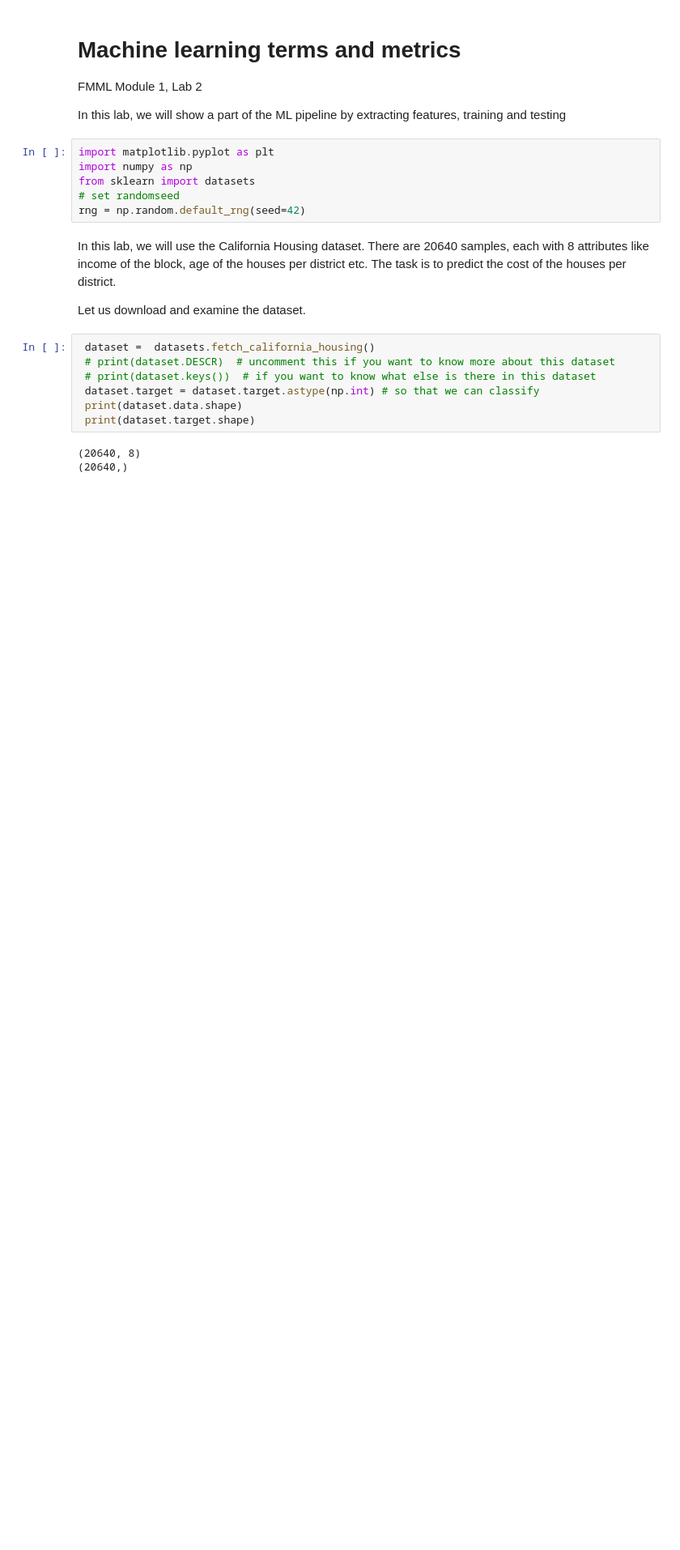
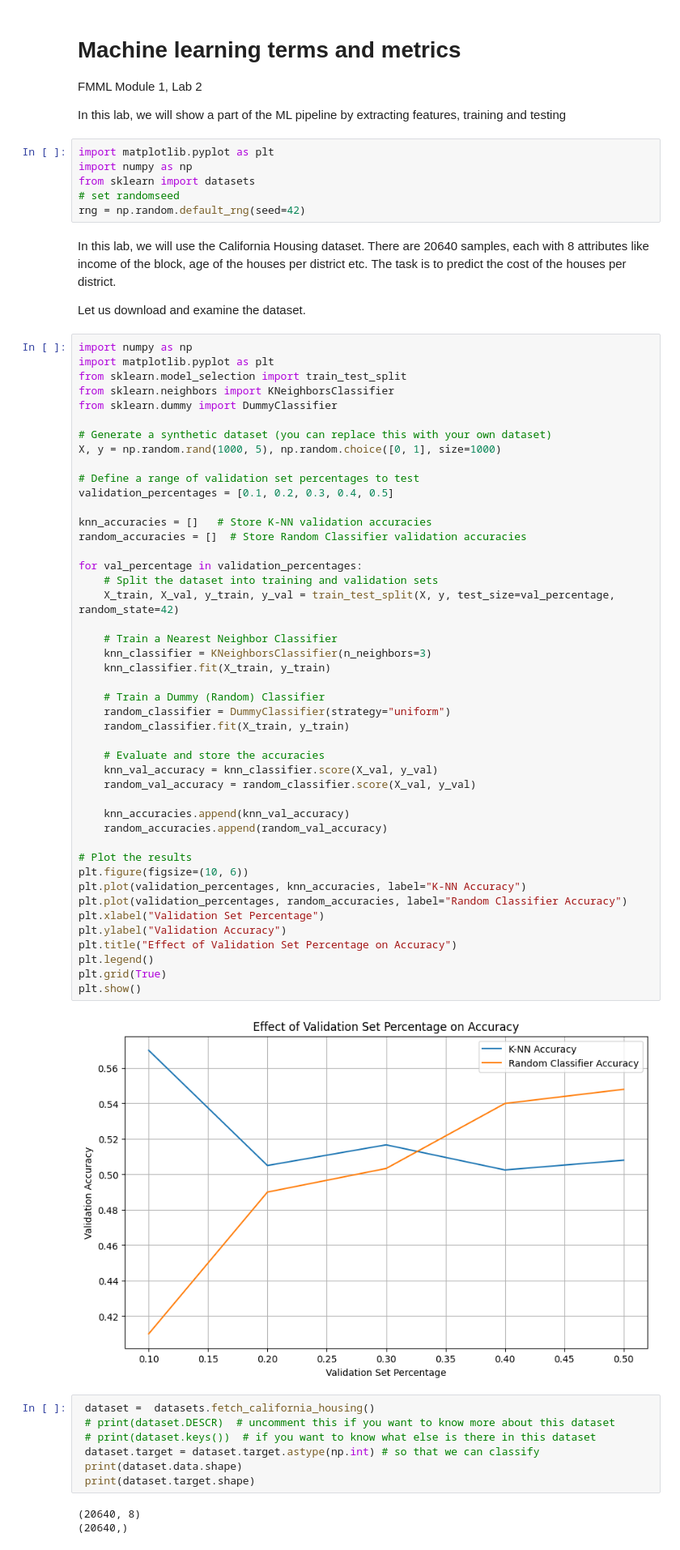
Before and after one commit to DannyRichards4/FMML-LABS-22B21A42B2, a Jupyter notebook: Module_01_Lab_02_MLPractice.ipynb, the cells around one changed output. Shown at 81% size. Cells and saved outputs as stored; diff of their text form; blank space fills up the shorter version.

```diff
--- a/Module_01_Lab_02_MLPractice.ipynb
+++ b/Module_01_Lab_02_MLPractice.ipynb
@@ -17,6 +17,53 @@ rng = np.random.default_rng(seed=42)
 In this lab, we will use the California Housing dataset. There are 20640 samples, each with 8 attributes like income of the block, age of the houses per district etc. The task is to predict the cost of the houses per district.
 
 Let us download and examine the dataset.
+# %%
+import numpy as np
+import matplotlib.pyplot as plt
+from sklearn.model_selection import train_test_split
+from sklearn.neighbors import KNeighborsClassifier
+from sklearn.dummy import DummyClassifier
+
+# Generate a synthetic dataset (you can replace this with your own dataset)
+X, y = np.random.rand(1000, 5), np.random.choice([0, 1], size=1000)
+
+# Define a range of validation set percentages to test
+validation_percentages = [0.1, 0.2, 0.3, 0.4, 0.5]
+
+knn_accuracies = []   # Store K-NN validation accuracies
+random_accuracies = []  # Store Random Classifier validation accuracies
+
+for val_percentage in validation_percentages:
+    # Split the dataset into training and validation sets
+    X_train, X_val, y_train, y_val = train_test_split(X, y, test_size=val_percentage, random_state=42)
+
+    # Train a Nearest Neighbor Classifier
+    knn_classifier = KNeighborsClassifier(n_neighbors=3)
+    knn_classifier.fit(X_train, y_train)
+
+    # Train a Dummy (Random) Classifier
+    random_classifier = DummyClassifier(strategy="uniform")
+    random_classifier.fit(X_train, y_train)
+
+    # Evaluate and store the accuracies
+    knn_val_accuracy = knn_classifier.score(X_val, y_val)
+    random_val_accuracy = random_classifier.score(X_val, y_val)
+
+    knn_accuracies.append(knn_val_accuracy)
+    random_accuracies.append(random_val_accuracy)
+
+# Plot the results
+plt.figure(figsize=(10, 6))
+plt.plot(validation_percentages, knn_accuracies, label="K-NN Accuracy")
+plt.plot(validation_percentages, random_accuracies, label="Random Classifier Accuracy")
+plt.xlabel("Validation Set Percentage")
+plt.ylabel("Validation Accuracy")
+plt.title("Effect of Validation Set Percentage on Accuracy")
+plt.legend()
+plt.grid(True)
+plt.show()
+# %% [output]
+[figure, added]
 # %%
  dataset =  datasets.fetch_california_housing()
  # print(dataset.DESCR)  # uncomment this if you want to know more about this dataset
```
